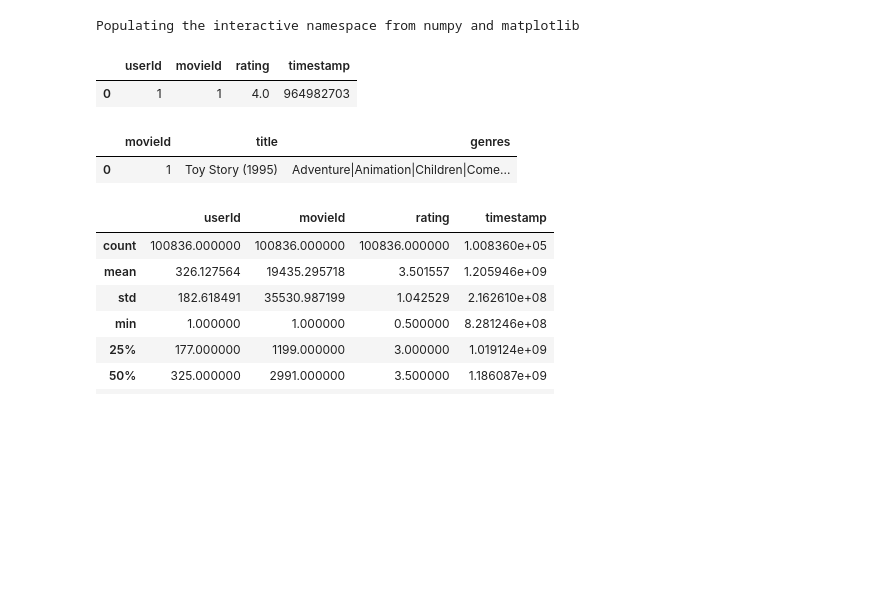
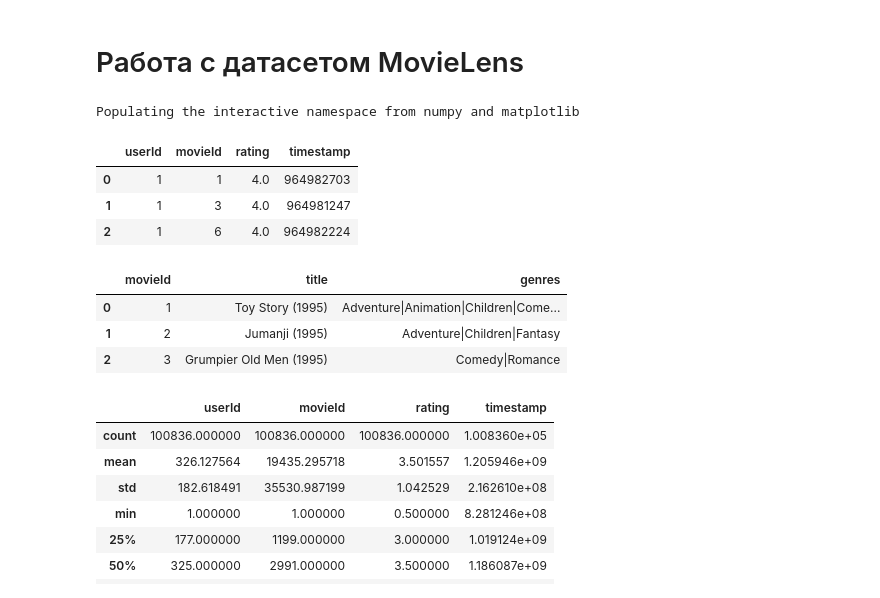
Before and after one commit to ilyaalexivanov/ds-homework, a Jupyter notebook: hw11/hw.ipynb, the cells around one changed output. Saved outputs shown, nothing was run; the diff lists cells and outputs as text; code cells hidden in the pictures; blank space fills up the shorter version.

```diff
--- a/hw11/hw.ipynb
+++ b/hw11/hw.ipynb
@@ -22,3 +1,5 @@ Python for Data Analysis, Wes McKinney
+# %% [markdown]
+# Работа с датасетом MovieLens
 # %%
 import pandas as pd
 %pylab inline
@@ -29,17 +10,21 @@ Populating the interactive namespace from numpy and matplotlib
 # %%
 rating = pd.read_csv('ml-latest-small/ratings.csv')
 # %%
-rating.head(1)
+rating.head(3)
 # %% [output]
 |  | userId | movieId | rating | timestamp |
 | 0 | 1 | 1 | 4.0 | 964982703 |
+| 1 | 1 | 3 | 4.0 | 964981247 |
+| 2 | 1 | 6 | 4.0 | 964982224 |
 # %%
 movie = pd.read_csv('ml-latest-small/movies.csv')
 # %%
-movie.head(1)
+movie.head(3)
 # %% [output]
 |  | movieId | title | genres |
 | 0 | 1 | Toy Story (1995) | Adventure|Animation|Children|Come... |
+| 1 | 2 | Jumanji (1995) | Adventure|Children|Fantasy |
+| 2 | 3 | Grumpier Old Men (1995) | Comedy|Romance |
 # %%
 rating.describe()
 # %% [output]
```
Also changed, not shown: parts of 45 cells of this notebook, 24 other files.
